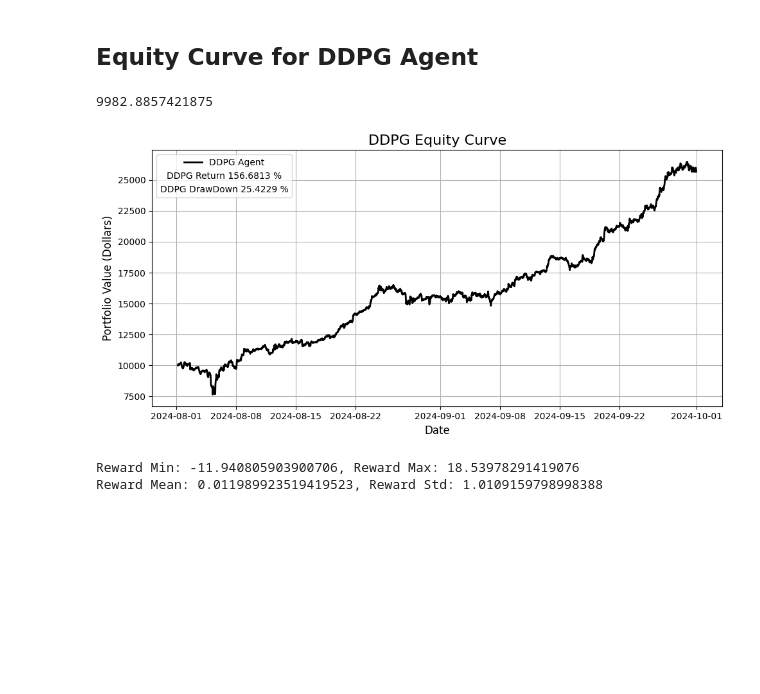
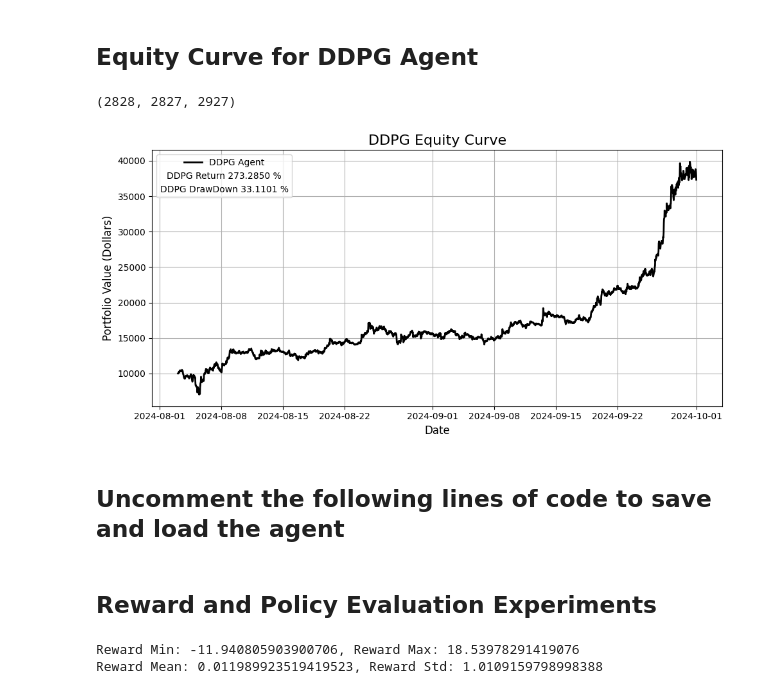
Before and after one commit to mrajancsr/deep-policy-gradient-portfolio, a Jupyter notebook: ddpgportfolio/agent/ddpg_agent_trade.ipynb, the cells around one changed output. Cells and saved outputs as stored; diff of their text form; code cells hidden in the pictures; blank space fills up the shorter version.

```diff
--- a/ddpgportfolio/agent/ddpg_agent_trade.ipynb
+++ b/ddpgportfolio/agent/ddpg_agent_trade.ipynb
@@ -80,39 +123,39 @@ Training Started for DDPG Agent
 ## Equity Curve for DDPG Agent
 # %%
 ddpg_equity_curve = ddpg_agent.build_equity_curve(test_port)
-# %%
-ddpg_equity_curve[1:] = [equity.item() for equity in ddpg_equity_curve[1:]]
-# %%
-ddpg_equity_curve[1]
-# %% [output]
-9982.8857421875
+# %%
+len(ddpg_equity_curve), len(dates[WINDOW_SIZE:]), len(test_port.get_close_price())
+# %% [output]
+(2828, 2827, 2927)
 # %%
 import matplotlib.offsetbox as offsetbox
 cl_price = test_port.get_close_price()
 dates = cl_price.index
-ddpg_return = ddpg_agent.portfolio.calculate_final_equity_return(ddpg_equity_curve)
-ddpg_mdd = ddpg_agent.portfolio.calculate_max_drawdown(ddpg_equity_curve)
+ddpg_return = ddpg_agent.portfolio.calculate_final_equity_return(ddpg_equity_curve[:-1])
+ddpg_mdd = ddpg_agent.portfolio.calculate_max_drawdown(ddpg_equity_curve[:-1])
 
 
 plt.figure(figsize=(10, 5))
-plt.plot(dates[10:], ddpg_equity_curve, label="DDPG Agent", linewidth=2, color='black');
+plt.plot(dates[WINDOW_SIZE:], ddpg_equity_curve[:-1], label="DDPG Agent", linewidth=2, color='black');
 #plt.plot(dates[10:], np.log(bh_equity_curve), label="Buy and Hold Agent", linewidth=2, color='b');
 plt.title("DDPG Equity Curve", fontsize=16)
 plt.xlabel("Date", fontsize=12)
 plt.ylabel("Portfolio Value (Dollars)", fontsize=12)
 
 #plt.legend(loc='best');
 a = plt.legend(loc='best')
 
 txt1=offsetbox.TextArea(f"DDPG Return {ddpg_return:.4f} %")
 txt2=offsetbox.TextArea(f"DDPG DrawDown {ddpg_mdd:.4f} %")
 box = a._legend_box
 box.get_children().append(txt1)
 box.get_children().append(txt2)
 
 box.set_figure(box.figure)
 plt.tight_layout()
 plt.grid()
 # %% [output]
-[figure, old version]
+[figure, new version]
+# %% [markdown]
+## Uncomment the following lines of code to save and load the agent
 # %%
@@ -126,3 +169,5 @@ with open("ddpg_agent_run10_good_perf_six_assets.pkl", "rb") as f:
+# %% [markdown]
+## Reward and Policy Evaluation Experiments
 # %%
 rewards = [exp.reward for exp in ddpg_agent.replay_memory.buffer]
 # %%
```
Also changed, not shown: parts of 10 cells of this notebook.
